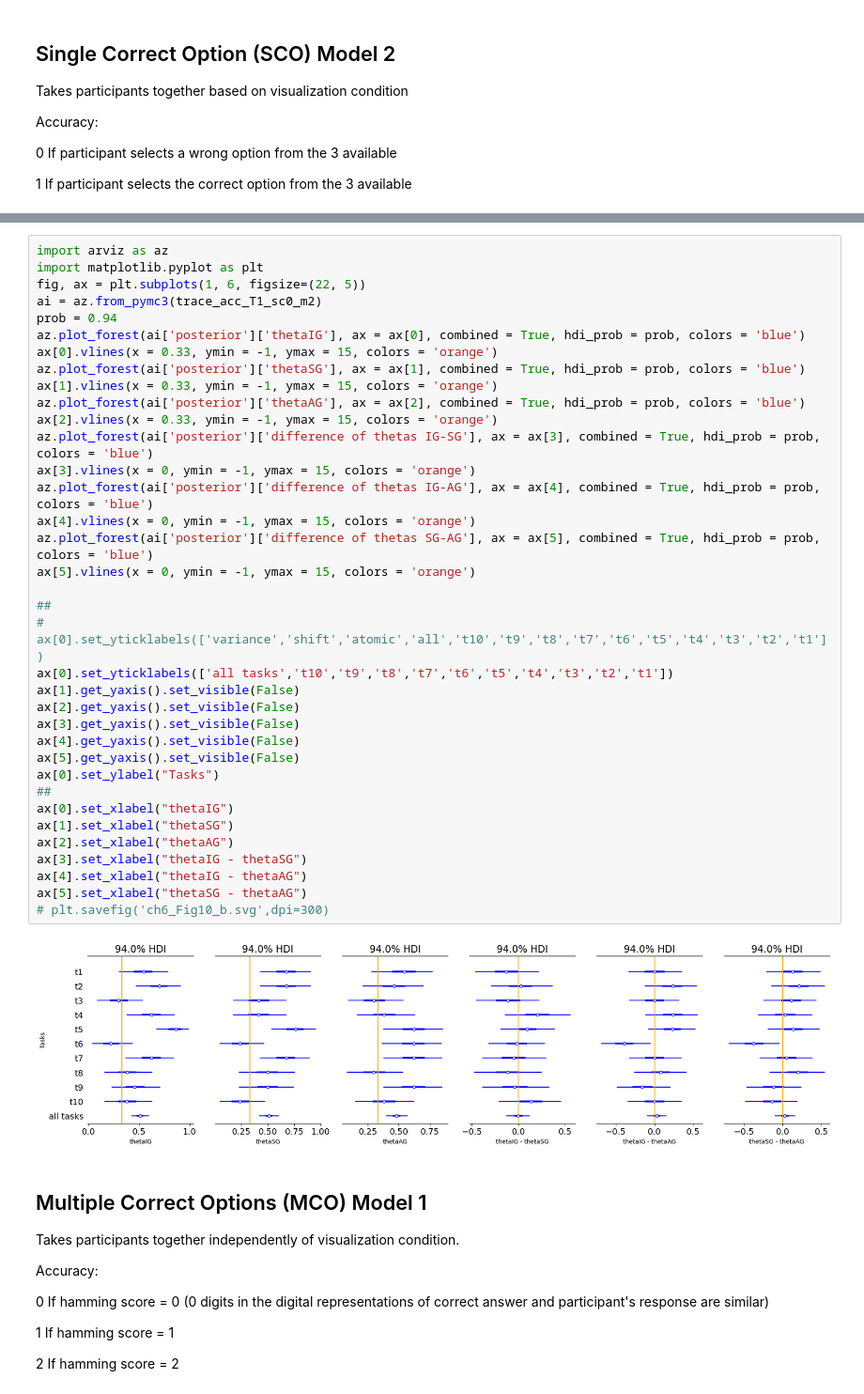
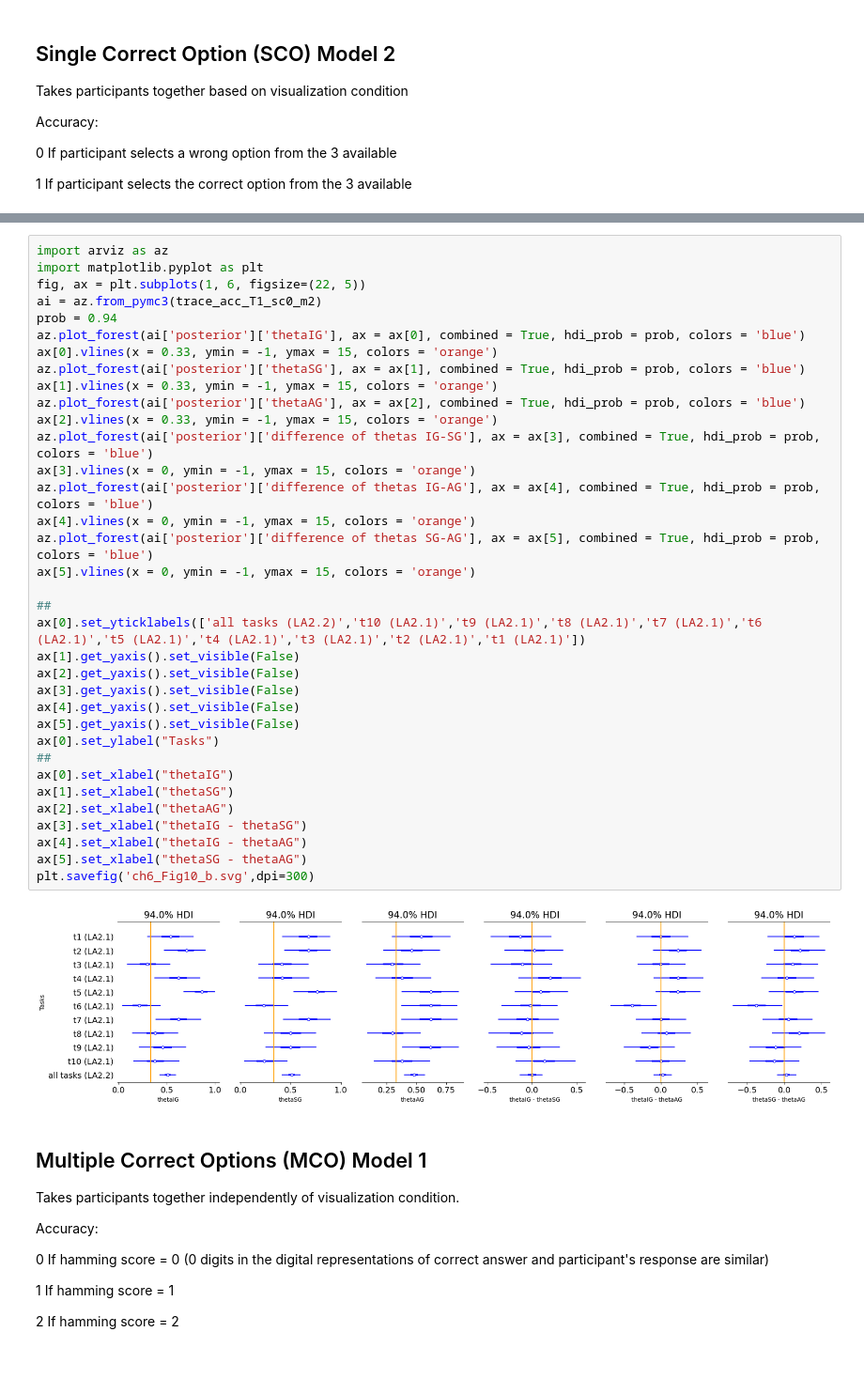
Before and after one commit to evdoxiataka/simulated_interventions_study_analysis, a Jupyter notebook: analysis.ipynb, the cells around one changed output, grey strips where cells are left out. Shown at 94% size. Cells and saved outputs as stored; diff of their text form; blank space fills up the shorter version.

```diff
--- a/analysis.ipynb
+++ b/analysis.ipynb
@@ -373,37 +380,36 @@ fig, ax = plt.subplots(1, 6, figsize=(22, 5))
 ai = az.from_pymc3(trace_acc_T1_sc0_m2)
 prob = 0.94
 az.plot_forest(ai['posterior']['thetaIG'], ax = ax[0], combined = True, hdi_prob = prob, colors = 'blue')
 ax[0].vlines(x = 0.33, ymin = -1, ymax = 15, colors = 'orange')
 az.plot_forest(ai['posterior']['thetaSG'], ax = ax[1], combined = True, hdi_prob = prob, colors = 'blue')
 ax[1].vlines(x = 0.33, ymin = -1, ymax = 15, colors = 'orange')
 az.plot_forest(ai['posterior']['thetaAG'], ax = ax[2], combined = True, hdi_prob = prob, colors = 'blue')
 ax[2].vlines(x = 0.33, ymin = -1, ymax = 15, colors = 'orange')
 az.plot_forest(ai['posterior']['difference of thetas IG-SG'], ax = ax[3], combined = True, hdi_prob = prob, colors = 'blue')
 ax[3].vlines(x = 0, ymin = -1, ymax = 15, colors = 'orange')
 az.plot_forest(ai['posterior']['difference of thetas IG-AG'], ax = ax[4], combined = True, hdi_prob = prob, colors = 'blue')
 ax[4].vlines(x = 0, ymin = -1, ymax = 15, colors = 'orange')
 az.plot_forest(ai['posterior']['difference of thetas SG-AG'], ax = ax[5], combined = True, hdi_prob = prob, colors = 'blue')
 ax[5].vlines(x = 0, ymin = -1, ymax = 15, colors = 'orange')
 
 ##
-# ax[0].set_yticklabels(['variance','shift','atomic','all','t10','t9','t8','t7','t6','t5','t4','t3','t2','t1'])
-ax[0].set_yticklabels(['all tasks','t10','t9','t8','t7','t6','t5','t4','t3','t2','t1'])
+ax[0].set_yticklabels(['all tasks (LA2.2)','t10 (LA2.1)','t9 (LA2.1)','t8 (LA2.1)','t7 (LA2.1)','t6 (LA2.1)','t5 (LA2.1)','t4 (LA2.1)','t3 (LA2.1)','t2 (LA2.1)','t1 (LA2.1)'])
 ax[1].get_yaxis().set_visible(False)
 ax[2].get_yaxis().set_visible(False)
 ax[3].get_yaxis().set_visible(False)
 ax[4].get_yaxis().set_visible(False)
 ax[5].get_yaxis().set_visible(False)
 ax[0].set_ylabel("Tasks")
 ##
 ax[0].set_xlabel("thetaIG")
 ax[1].set_xlabel("thetaSG")
 ax[2].set_xlabel("thetaAG")
 ax[3].set_xlabel("thetaIG - thetaSG")
 ax[4].set_xlabel("thetaIG - thetaAG")
 ax[5].set_xlabel("thetaSG - thetaAG")
-# plt.savefig('ch6_Fig10_b.svg',dpi=300)
+plt.savefig('ch6_Fig10_b.svg',dpi=300)
 # %% [output]
-[figure, old version]
+[figure, new version]
 # %% [markdown]
 ## Multiple Correct Options (MCO) Model 1
 
```
Also changed, not shown: parts of 6 cells of this notebook, 1 other file.
